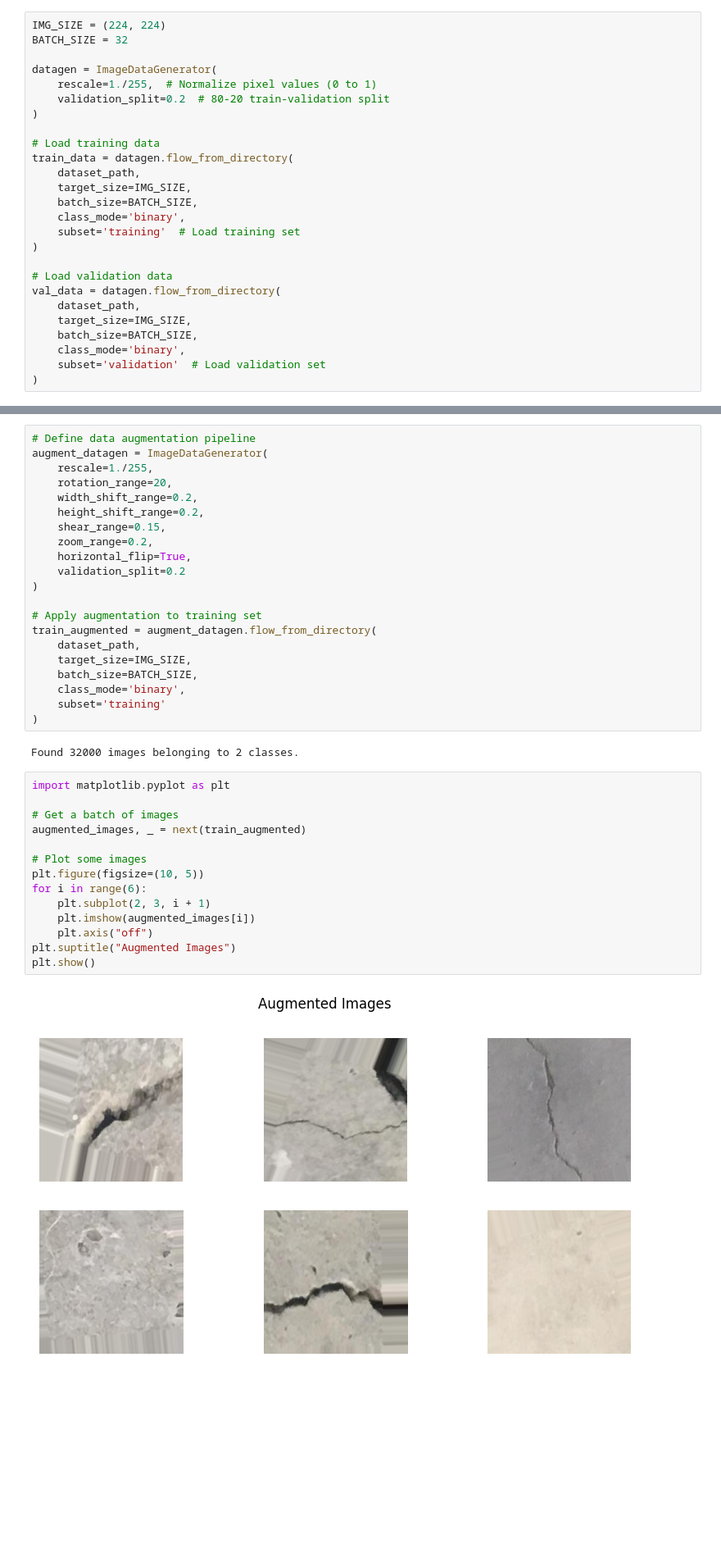
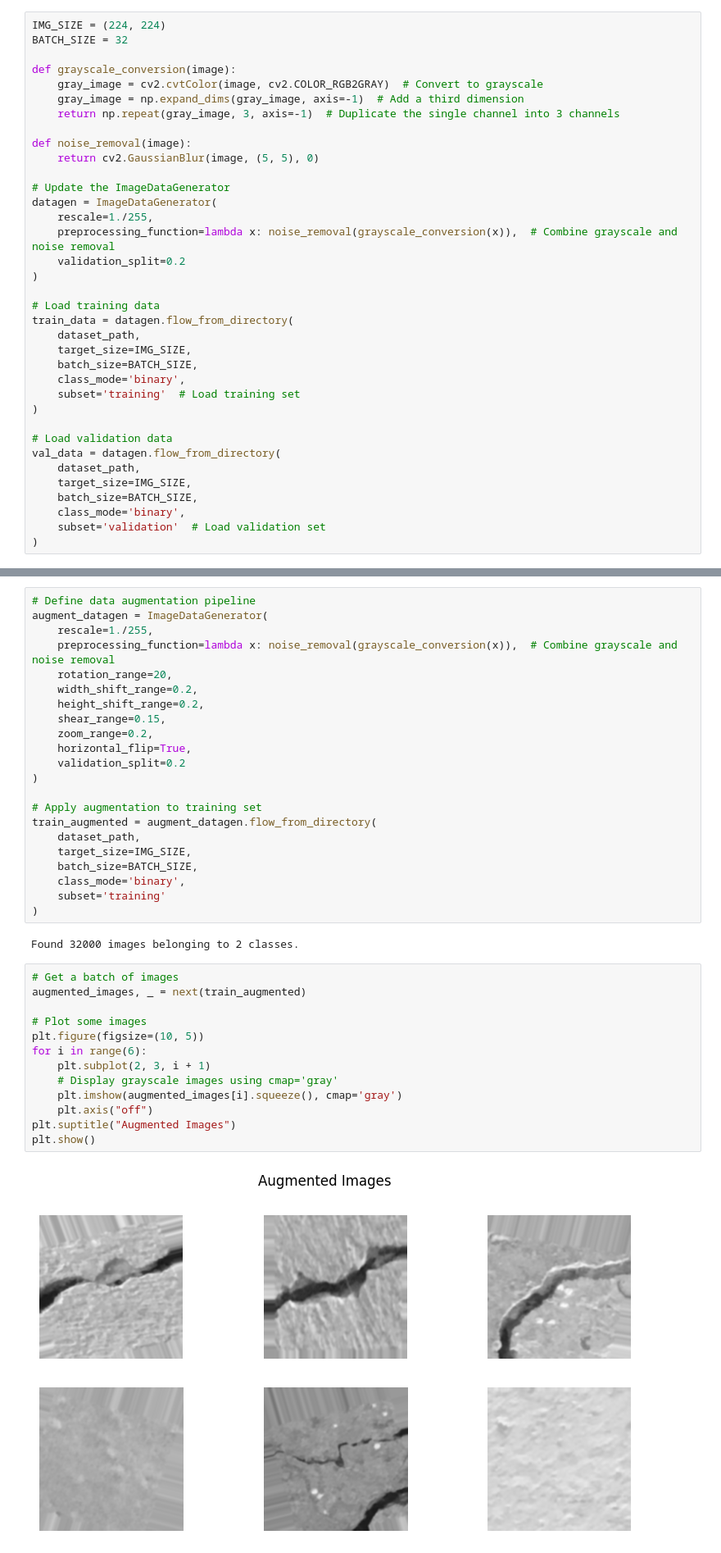
Before and after one commit to call-me-jot/surface-crack-detector, a Jupyter notebook: surface_crack_detector.ipynb, the cells around one changed output, grey strips where cells are left out. Shown at 82% size. Saved outputs shown, nothing was run; the diff lists cells and outputs as text; blank space fills up the shorter version.

Commit message:
Added the code for grayscale and noise removal

```diff
--- a/surface_crack_detector.ipynb
+++ b/surface_crack_detector.ipynb
@@ -134,9 +130,19 @@ show_edges(no_crack_images[0])
 IMG_SIZE = (224, 224)
 BATCH_SIZE = 32
 
+def grayscale_conversion(image):
+    gray_image = cv2.cvtColor(image, cv2.COLOR_RGB2GRAY)  # Convert to grayscale
+    gray_image = np.expand_dims(gray_image, axis=-1)  # Add a third dimension
+    return np.repeat(gray_image, 3, axis=-1)  # Duplicate the single channel into 3 channels
+
+def noise_removal(image):
+    return cv2.GaussianBlur(image, (5, 5), 0)
+
+# Update the ImageDataGenerator
 datagen = ImageDataGenerator(
-    rescale=1./255,  # Normalize pixel values (0 to 1)
-    validation_split=0.2  # 80-20 train-validation split
+    rescale=1./255,
+    preprocessing_function=lambda x: noise_removal(grayscale_conversion(x)),  # Combine grayscale and noise removal
+    validation_split=0.2
 )
 
 # Load training data
@@ -163,6 +169,7 @@ Found 8000 images belonging to 2 classes.
 # Define data augmentation pipeline
 augment_datagen = ImageDataGenerator(
     rescale=1./255,
+    preprocessing_function=lambda x: noise_removal(grayscale_conversion(x)),  # Combine grayscale and noise removal
     rotation_range=20,
     width_shift_range=0.2,
     height_shift_range=0.2,
@@ -183,18 +190,17 @@ train_augmented = augment_datagen.flow_from_directory(
 # %% [output]
 Found 32000 images belonging to 2 classes.
 # %%
-import matplotlib.pyplot as plt
-
 # Get a batch of images
 augmented_images, _ = next(train_augmented)
 
 # Plot some images
 plt.figure(figsize=(10, 5))
 for i in range(6):
     plt.subplot(2, 3, i + 1)
-    plt.imshow(augmented_images[i])
+    # Display grayscale images using cmap='gray'
+    plt.imshow(augmented_images[i].squeeze(), cmap='gray')
     plt.axis("off")
 plt.suptitle("Augmented Images")
 plt.show()
 # %% [output]
-[figure, old version]
+[figure, new version]
```
Also changed, not shown: parts of 5 cells of this notebook.
